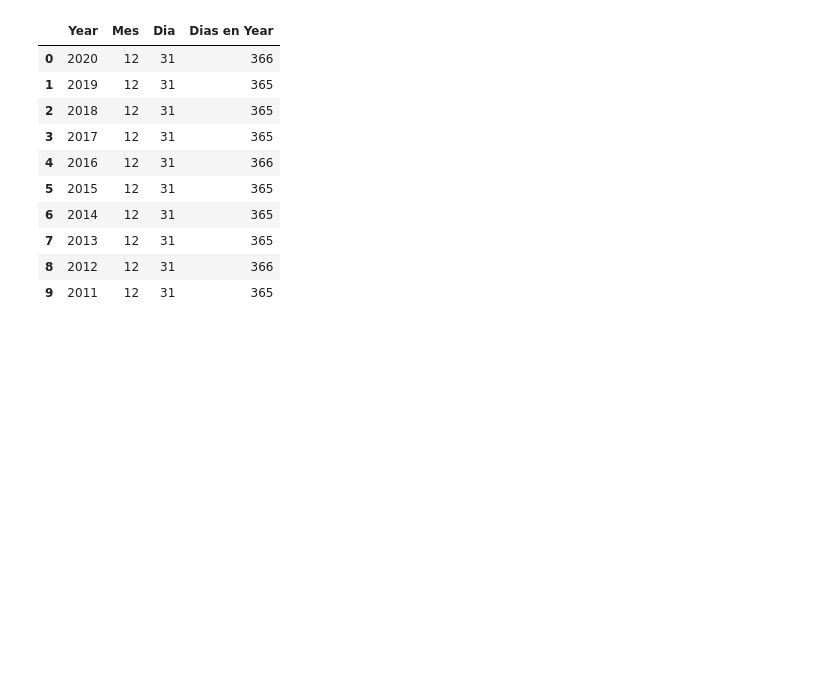
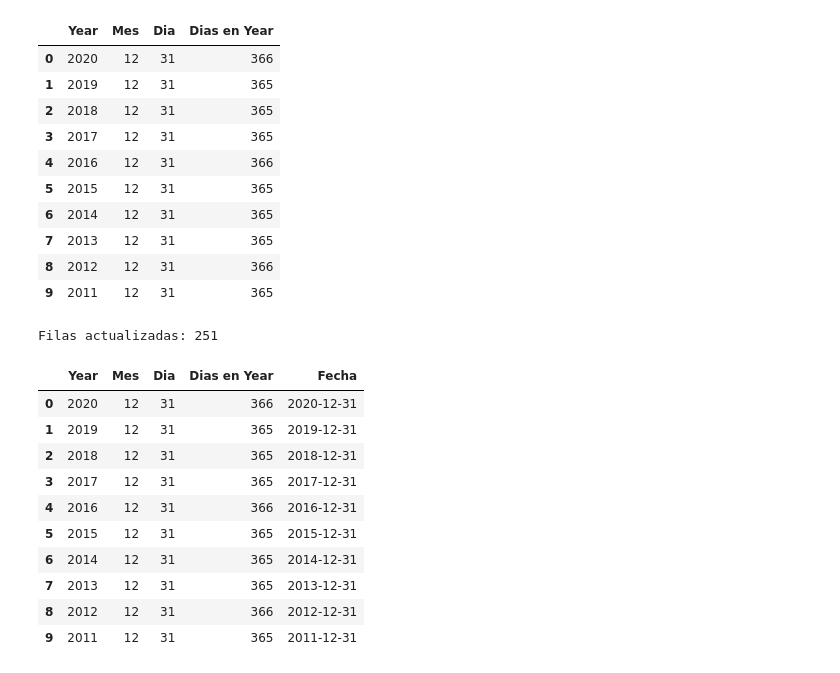
Before and after one commit to user14721068/SQL, a Jupyter notebook: 4 Análisis de Cohorte.ipynb, the cells around one changed output. Drawn from its saved outputs; the diff is of its cells as text; code cells hidden in the pictures; blank space fills up the shorter version.

```diff
--- a/4 Análisis de Cohorte.ipynb
+++ b/4 Análisis de Cohorte.ipynb
@@ -243,3 +243,22 @@ df.head(10)
 | 7 | 2013 | 12 | 31 | 365 |
 | 8 | 2012 | 12 | 31 | 366 |
 | 9 | 2011 | 12 | 31 | 365 |
+# %%
+# Agregar una columna de fecha
+query_alter="""
+ALTER TABLE cohort.tablafechas ADD COLUMN Fecha DATE;
+"""
+
+# Definir el contenido de la columna Fecha
+query_update="""
+UPDATE cohort.tablafechas SET cohort.tablafechas.Fecha = concat(Year,"-",Mes,"-",Dia);
+"""
+
+# Ejecutar las consultas de alteración y actualización de la tabla
+with engine.begin() as conn:
+    conn.execute(text(query_alter))                  # Ejecutar el query de alteración de la tabla
+    resultado = conn.execute(text(query_update))     # Ejecutar el query de actualización de la tabla, para saber cuantas filas fueron actualizadas, se puede usar resultado.rowcount
+
+print(f"Filas actualizadas: {resultado.rowcount}")
+# %% [output]
+Filas actualizadas: 251
@@ -245,0 +275,23 @@ df.head(10)
+# %%
+# Explorar el contenido actualizado de la tabla de fechas
+
+query="""
+SELECT
+    *
+FROM
+    cohort.tablafechas
+"""
+df = pd.read_sql(text(query),engine)
+df.head(10)
+# %% [output]
+|  | Year | Mes | Dia | Dias en Year | Fecha |
+| 0 | 2020 | 12 | 31 | 366 | 2020-12-31 |
+| 1 | 2019 | 12 | 31 | 365 | 2019-12-31 |
+| 2 | 2018 | 12 | 31 | 365 | 2018-12-31 |
+| 3 | 2017 | 12 | 31 | 365 | 2017-12-31 |
+| 4 | 2016 | 12 | 31 | 366 | 2016-12-31 |
+| 5 | 2015 | 12 | 31 | 365 | 2015-12-31 |
+| 6 | 2014 | 12 | 31 | 365 | 2014-12-31 |
+| 7 | 2013 | 12 | 31 | 365 | 2013-12-31 |
+| 8 | 2012 | 12 | 31 | 366 | 2012-12-31 |
+| 9 | 2011 | 12 | 31 | 365 | 2011-12-31 |
```
Also changed, not shown: parts of 9 cells of this notebook.
